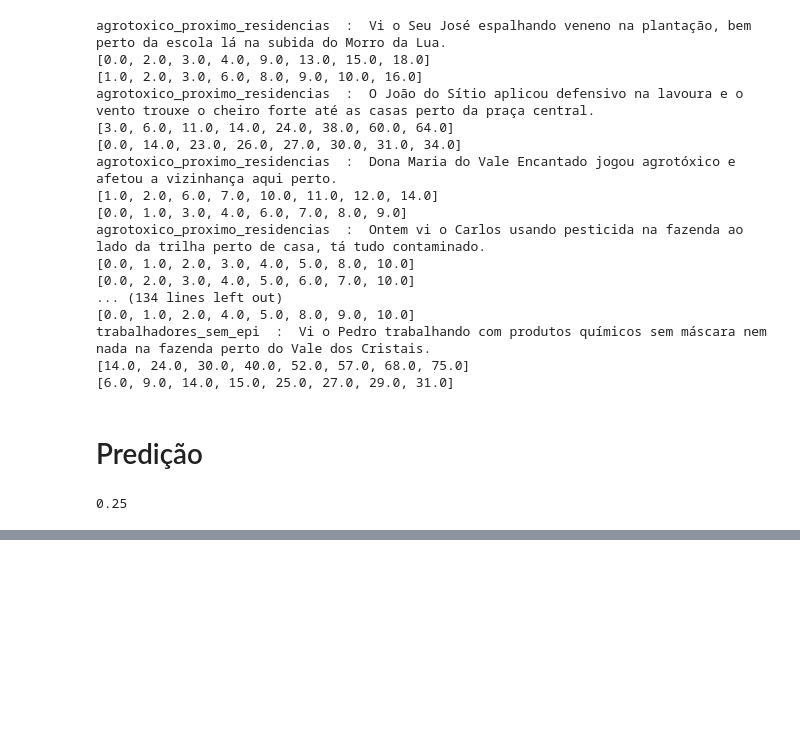
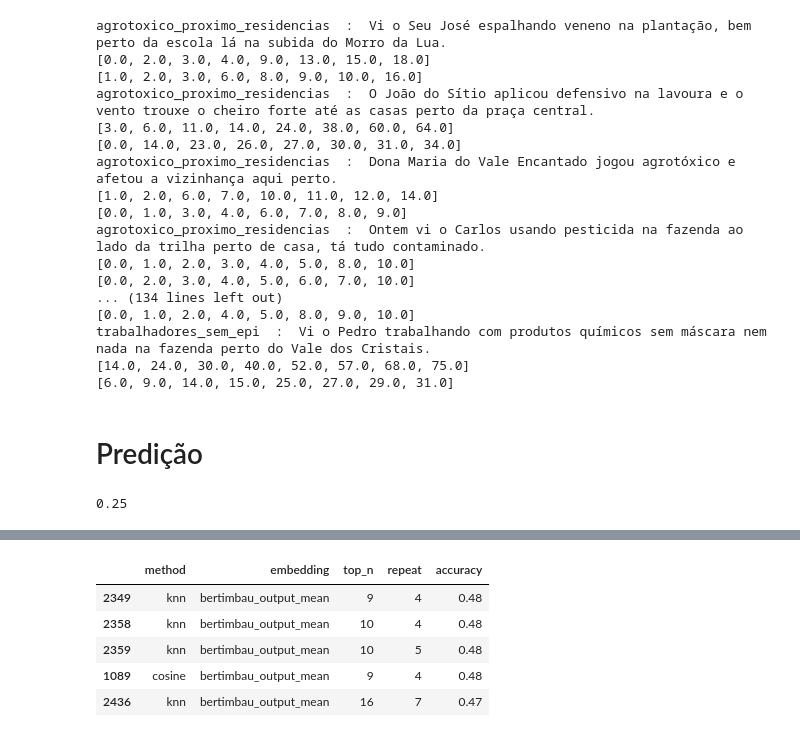
Before and after one commit to rafavidal1709/projeto-aplicado-iii, a Jupyter notebook: Acurácia_dos_modelos.ipynb, the cells around one changed output, grey strips where cells are left out. Saved outputs shown, nothing was run; the diff lists cells and outputs as text; code cells hidden in the pictures; blank space fills up the shorter version.

```diff
--- a/Acurácia_dos_modelos.ipynb
+++ b/Acurácia_dos_modelos.ipynb
@@ -691,0 +704,15 @@ cosine longformer_global_attention
+# %%
+import pandas as pd
+
+df = pd.DataFrame(accuracy)
+
+df_sorted = df.sort_values(by=['accuracy'], ascending=False)
+
+df_sorted.head()
+# %% [output]
+|  | method | embedding | top_n | repeat | accuracy |
+| 2349 | knn | bertimbau_output_mean | 9 | 4 | 0.48 |
+| 2358 | knn | bertimbau_output_mean | 10 | 4 | 0.48 |
+| 2359 | knn | bertimbau_output_mean | 10 | 5 | 0.48 |
+| 1089 | cosine | bertimbau_output_mean | 9 | 4 | 0.48 |
+| 2436 | knn | bertimbau_output_mean | 16 | 7 | 0.47 |
```
Also changed, not shown: parts of 1 cell of this notebook.
